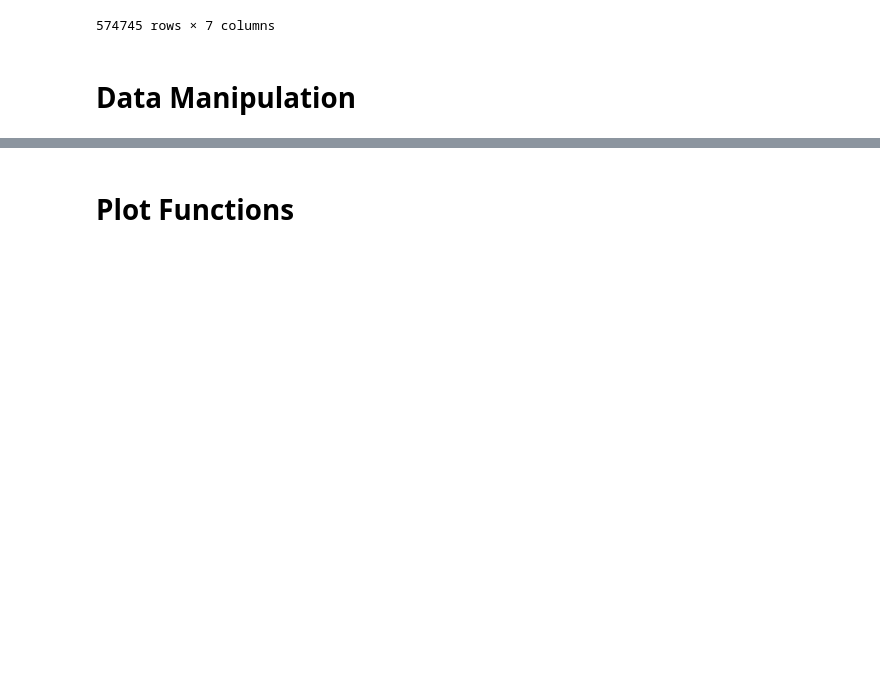
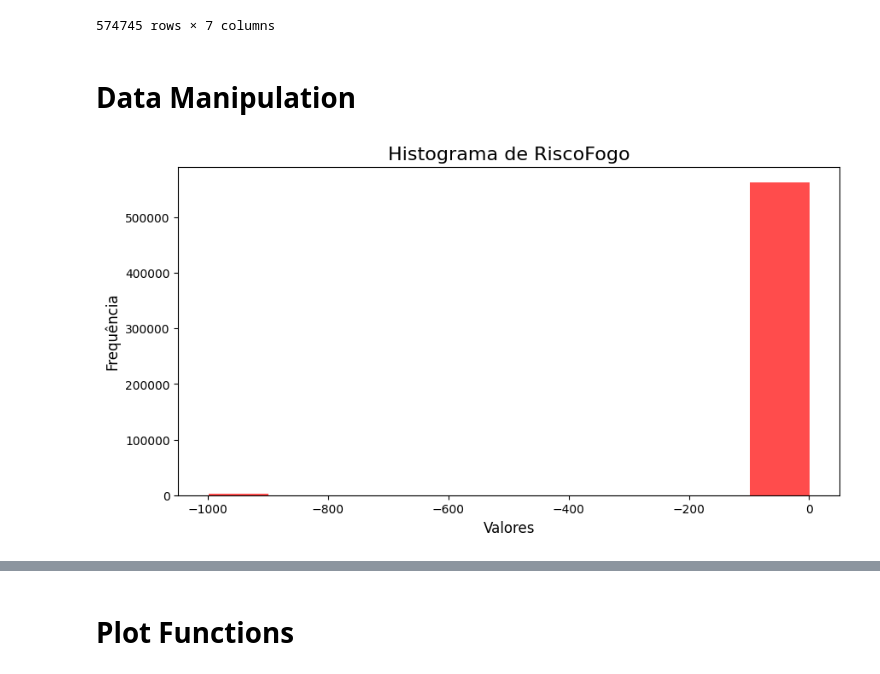
Before and after one commit to matthewz5/Impact-Burned-Brazilian-Agribusiness-Stocks, a Jupyter notebook: data-climate-analysis.ipynb, the cells around one changed output, grey strips where cells are left out. Drawn from its saved outputs; the diff is of its cells as text; code cells hidden in the pictures; blank space fills up the shorter version.

Commit message:
Add script on data-climate-analysis

```diff
--- a/data-climate-analysis.ipynb
+++ b/data-climate-analysis.ipynb
@@ -50,6 +50,17 @@ data_stations['Data_Hora'] = pd.to_datetime(data_stations['Data_Hora'])
 data_burned['Data_Hora'] = pd.to_datetime(data_burned['Data_Hora'])
 # %% [markdown]
 # Data Manipulation
+# %%
+plt.figure(figsize=(10, 5))
+plt.hist(data_burned['RiscoFogo'], bins=10, color='red', alpha=0.7)
+
+plt.title('Histograma de RiscoFogo', fontsize=16)
+plt.xlabel('Valores', fontsize=12)
+plt.ylabel('Frequência', fontsize=12)
+
+plt.show()
+# %% [output]
+[figure, added]
 # %%
 data_burned_manip = data_burned.copy()
 # %%
```
Also changed, not shown: parts of 11 cells of this notebook.
